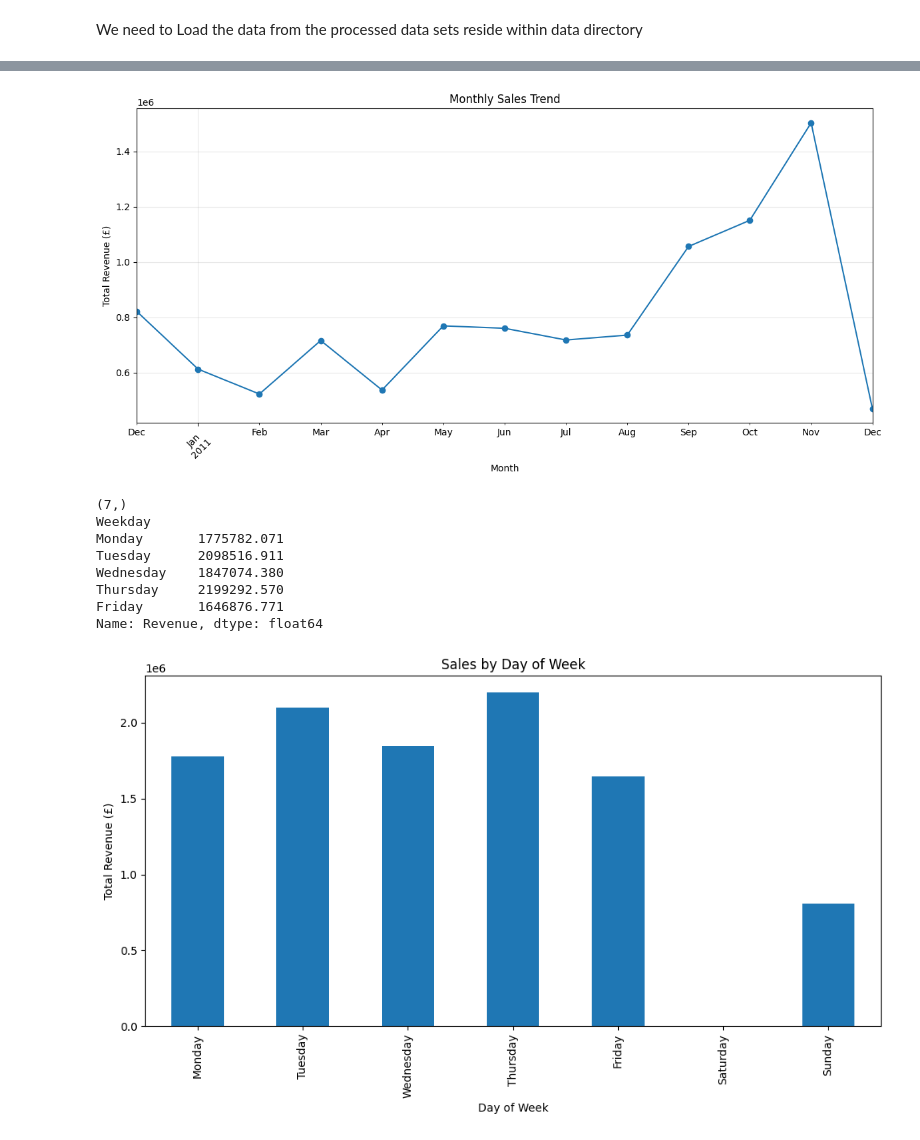
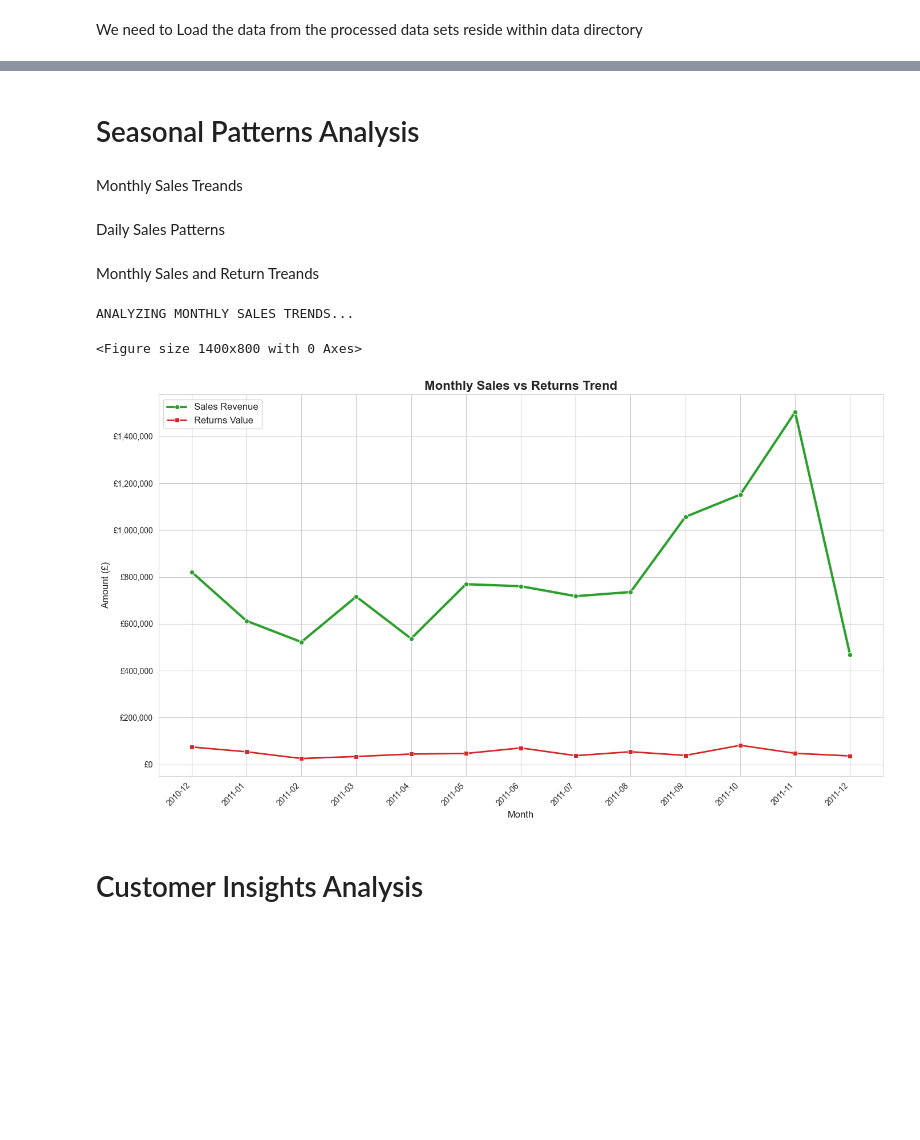
Before and after one commit to dumindagamage/dataAnalyticsProject01, a Jupyter notebook: jupyter_notebooks/online_retail_analysis.ipynb, the cells around one changed output, grey strips where cells are left out. Drawn from its saved outputs; the diff is of its cells as text; code cells hidden in the pictures; blank space fills up the shorter version.

```diff
--- a/jupyter_notebooks/online_retail_analysis.ipynb
+++ b/jupyter_notebooks/online_retail_analysis.ipynb
@@ -135,3 +162,7 @@ plt.show()
+# %% [markdown]
+# Seasonal Patterns Analysis
+# %% [markdown]
+Monthly Sales Treands
 # %%
 # Monthly sales trend
 monthly_sales = df_sales.groupby([df_sales['InvoiceDate'].dt.to_period('M')])['Revenue'].sum()
@@ -145,30 +176,5 @@ plt.xticks(rotation=45)
 plt.grid(True, alpha=0.3)
 plt.tight_layout()
 plt.show()
-
-# Daily sales pattern
-daily_pattern = df_sales.groupby('Weekday')['Revenue'].sum()
-days_order = ['Monday', 'Tuesday', 'Wednesday', 'Thursday', 'Friday', 'Saturday', 'Sunday']
-daily_pattern = daily_pattern.reindex(days_order)
-
-print(daily_pattern.shape)
-print(daily_pattern.head())
-
-plt.figure(figsize=(10, 6))
-daily_pattern.plot(kind='bar')
-plt.title('Sales by Day of Week')
-plt.xlabel('Day of Week')
-plt.ylabel('Total Revenue (£)')
-plt.tight_layout()
-plt.show()
-# %% [output]
-[figure, removed]
-(7,)
-Weekday
-Monday       1775782.071
-Tuesday      2098516.911
-Wednesday    1847074.380
-Thursday     2199292.570
-Friday       1646876.771
-Name: Revenue, dtype: float64
-[figure, removed]
+# %% [markdown]
+Daily Sales Patterns
@@ -175 +194,48 @@ Name: Revenue, dtype: float64
+# %% [markdown]
+Monthly Sales and Return Treands
+# %%
+import matplotlib.pyplot as plt
+import seaborn as sns
+
+# Monthly trends
+monthly_sales = df_sales.groupby(df_sales['InvoiceDate'].dt.to_period('M'))['Revenue'].sum()
+monthly_returns = df_returns.groupby(df_returns['InvoiceDate'].dt.to_period('M'))['Revenue'].sum().abs()
+
+# Create chart
+plt.figure(figsize=(14, 8))
+
+# Convert period index to string for plotting
+months = monthly_sales.index.astype(str)
+
+# Plot sales trend
+sns.set_style("whitegrid")
+plt.figure(figsize=(14, 8))
+
+# Create a DataFrame for easier plotting
+trend_data = pd.DataFrame({
+    'Month': monthly_returns.index.astype(str),
+    'Sales_Revenue': monthly_sales.values,
+    'Returns_Value': monthly_returns.values
+})
+
+# Plot using Seaborn lineplot
+sns.lineplot(data=trend_data, x='Month', y='Sales_Revenue',
+             label='Sales Revenue', color='#2CA02C', linewidth=3, marker='o')
+sns.lineplot(data=trend_data, x='Month', y='Returns_Value',
+             label='Returns Value', color='#D62728', linewidth=2, marker='s')
+
+plt.title('Monthly Sales vs Returns Trend', fontsize=16, fontweight='bold')
+plt.xlabel('Month', fontsize=12)
+plt.ylabel('Amount (£)', fontsize=12)
+plt.xticks(rotation=45, ha='right')
+plt.gca().yaxis.set_major_formatter(plt.FuncFormatter(lambda x, p: f'£{x:,.0f}'))
+plt.legend(fontsize=12)
+plt.tight_layout()
+plt.show()
+# %% [output]
+ANALYZING MONTHLY SALES TRENDS...
+<Figure size 1400x800 with 0 Axes>
+[figure, added]
+# %% [markdown]
+# Customer Insights Analysis
 # %%
```
Also changed, not shown: parts of 18 cells of this notebook.
